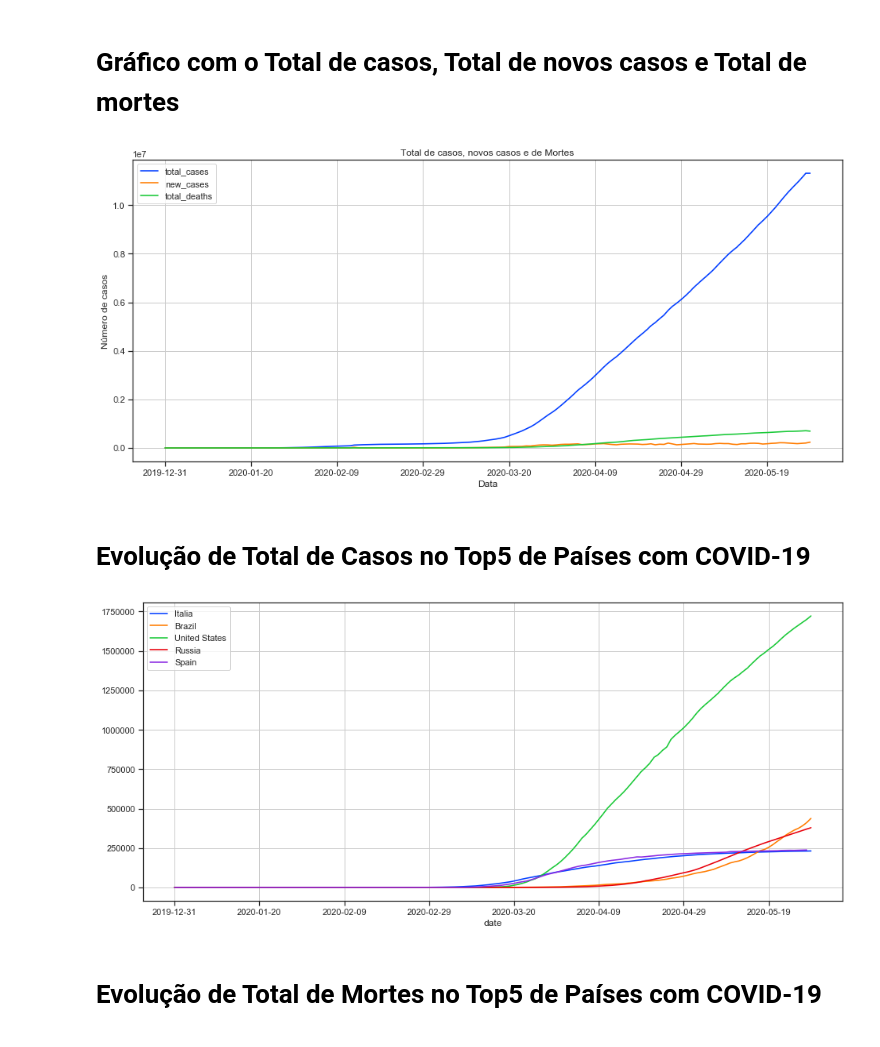
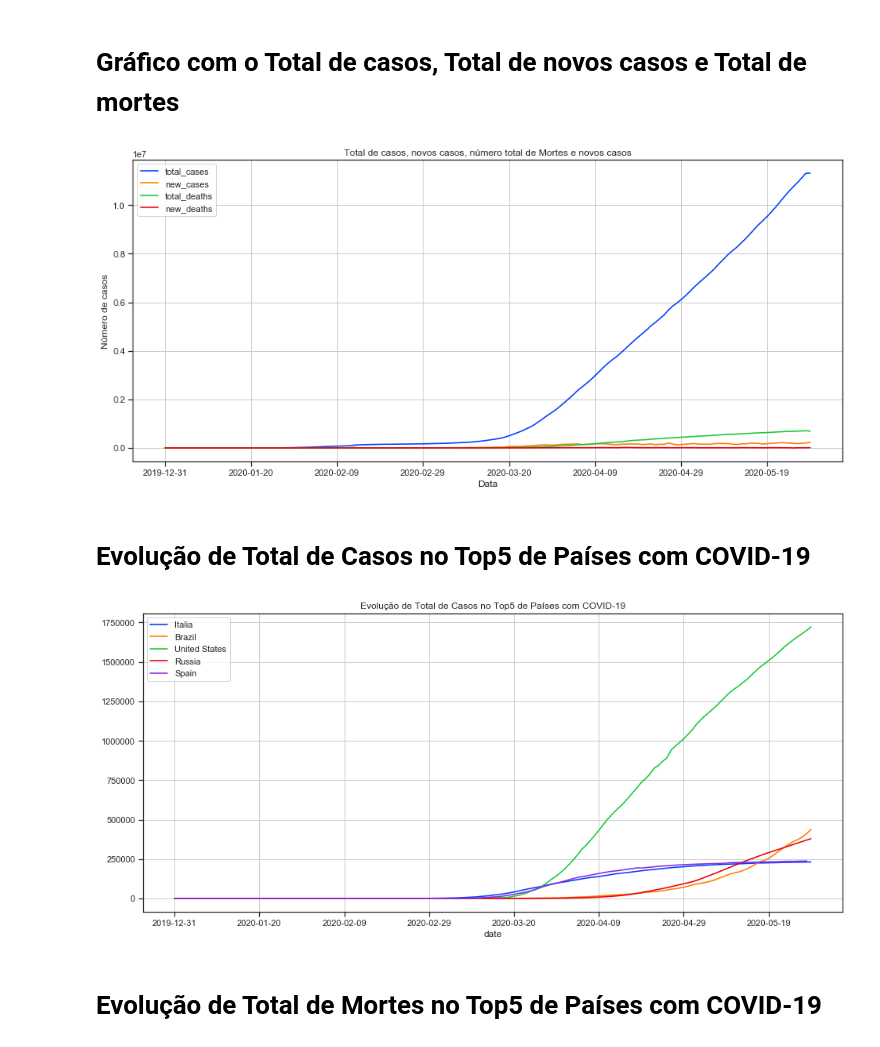
Before and after one commit to AnaPinto16/Epidemologia_SIG, a Jupyter notebook: NEW/Notebooks/Gráficos.ipynb, the cells around one changed output. Cells and saved outputs as stored; diff of their text form; code cells hidden in the pictures.

```diff
--- a/NEW/Notebooks/Gráficos.ipynb
+++ b/NEW/Notebooks/Gráficos.ipynb
@@ -46,13 +46,14 @@ base
 base.groupby(['date'])['total_cases'].sum().plot()
 base.groupby(['date'])['new_cases'].sum().plot()
 base.groupby(['date'])['total_deaths'].sum().plot()
-plt.title("Total de casos, novos casos e de Mortes")
+base.groupby(['date'])['new_deaths'].sum().plot()
+plt.title("Total de casos, novos casos, número total de Mortes e novos casos")
 plt.xlabel("Data")
 plt.ylabel("Número de casos")
 plt.legend()
 plt.grid(True)
 # %% [output]
-[figure, old version]
+[figure, new version]
 # %% [markdown]
 # Evolução de Total de Casos no Top5 de Países com COVID-19
 # %%
@@ -64,13 +65,14 @@ dados_es = base[(base['location'] == 'Spain')]
 # %%
 dados_it.groupby(['date'])['total_cases'].sum().plot(label='Italia')
 dados_br.groupby(['date'])['total_cases'].sum().plot(label='Brazil')
 dados_us.groupby(['date'])['total_cases'].sum().plot(label='United States')
 dados_rss.groupby(['date'])['total_cases'].sum().plot(label='Russia')
 dados_es.groupby(['date'])['total_cases'].sum().plot(label='Spain')
 plt.legend()
+plt.title('Evolução de Total de Casos no Top5 de Países com COVID-19')
 plt.grid(True)
 # %% [output]
-[figure, old version]
+[figure, new version]
 # %% [markdown]
 # Evolução de Total de Mortes no Top5 de Países com COVID-19
 # %%
```
Also changed, not shown: parts of 3 cells of this notebook.
